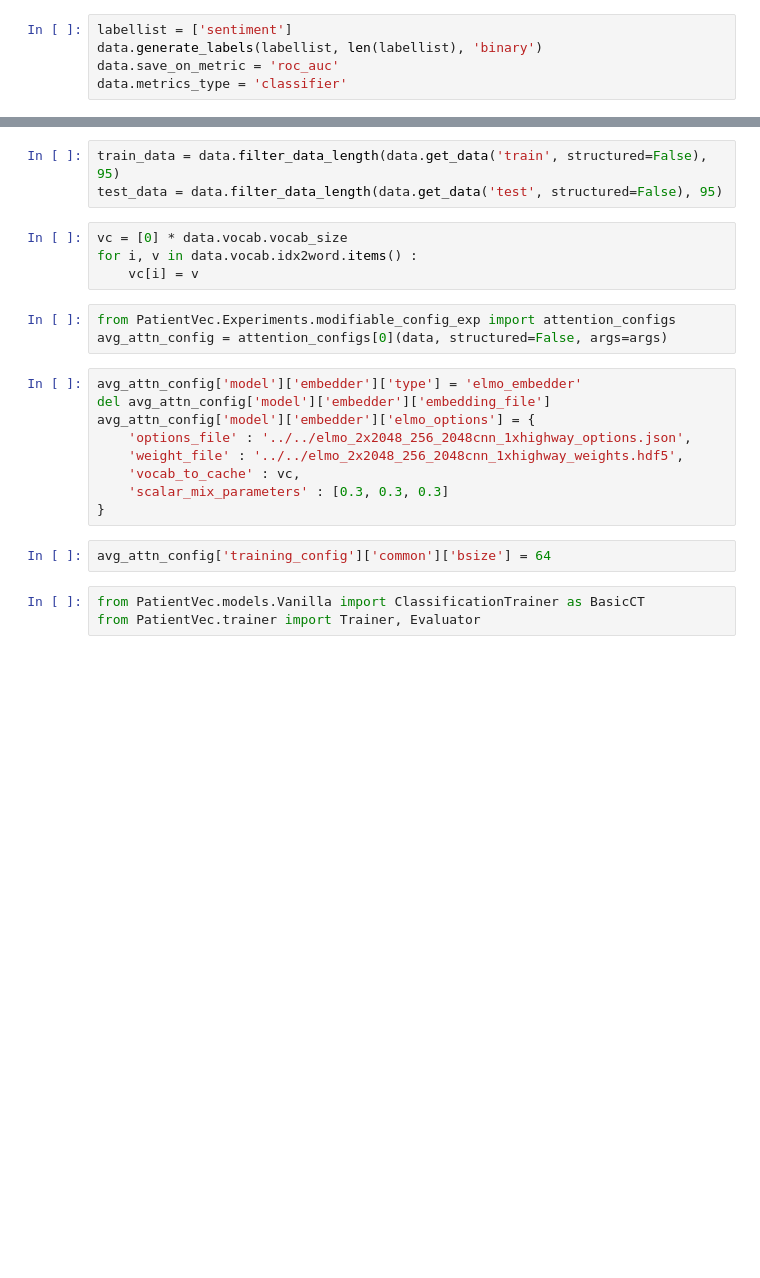
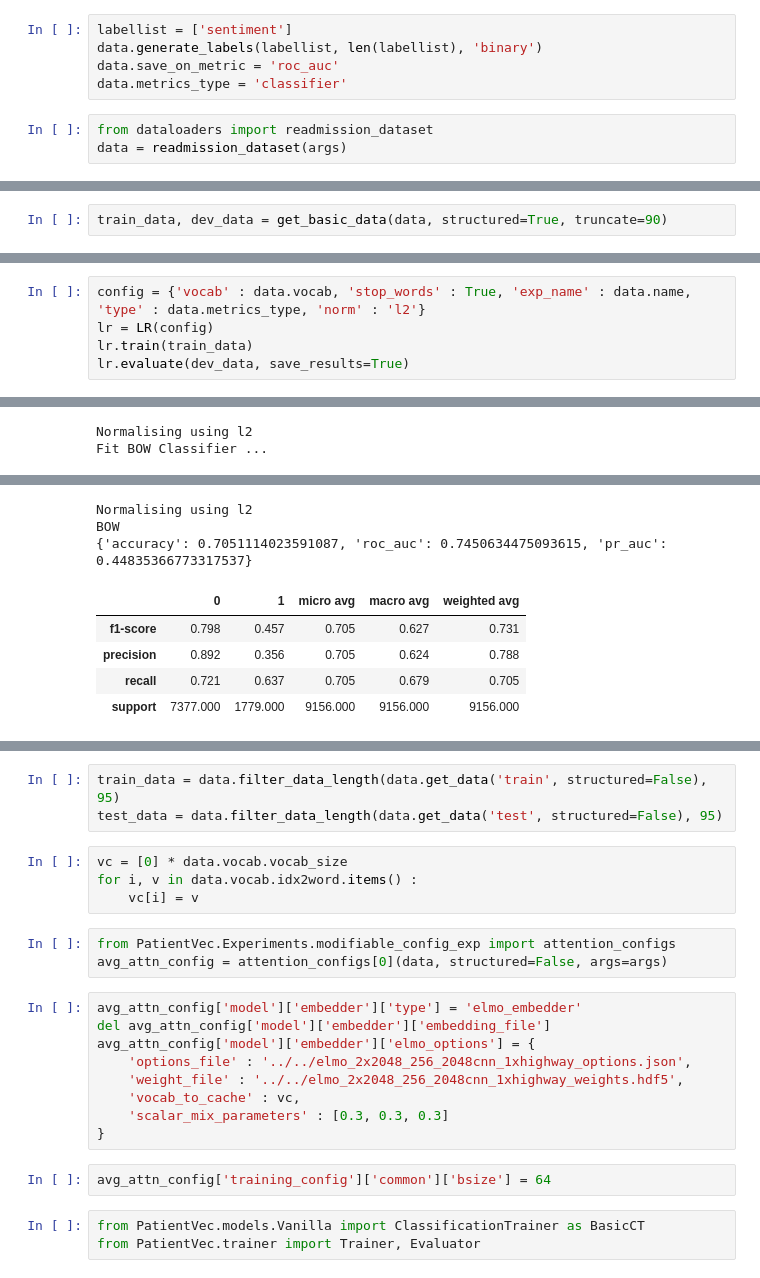
Before and after one commit to successar/PatientVec, a Jupyter notebook: IMDB.ipynb, the cells around one changed output, grey strips where cells are left out. Saved outputs shown, nothing was run; the diff lists cells and outputs as text; blank space fills up the shorter version.

```diff
--- a/IMDB.ipynb
+++ b/IMDB.ipynb
@@ -20,3 +25,6 @@ labellist = ['sentiment']
 data.generate_labels(labellist, len(labellist), 'binary')
 data.save_on_metric = 'roc_auc'
 data.metrics_type = 'classifier'
+# %%
+from dataloaders import readmission_dataset
+data = readmission_dataset(args)
@@ -22,0 +39,2 @@ data.metrics_type = 'classifier'
+# %%
+train_data, dev_data = get_basic_data(data, structured=True, truncate=90)
@@ -22,0 +48,6 @@ data.metrics_type = 'classifier'
+# %%
+config = {'vocab' : data.vocab, 'stop_words' : True, 'exp_name' : data.name, 'type' : data.metrics_type, 'norm' : 'l2'}
+lr = LR(config)
+lr.train(train_data)
+lr.evaluate(dev_data, save_results=True)
+# %% [output]
@@ -22,0 +55,2 @@ data.metrics_type = 'classifier'
+Normalising using l2
+Fit BOW Classifier ...
@@ -22,0 +58,8 @@ data.metrics_type = 'classifier'
+Normalising using l2
+BOW
+{'accuracy': 0.7051114023591087, 'roc_auc': 0.7450634475093615, 'pr_auc': 0.44835366773317537}
+|  | 0 | 1 | micro avg | macro avg | weighted avg |
+| f1-score | 0.798 | 0.457 | 0.705 | 0.627 | 0.731 |
+| precision | 0.892 | 0.356 | 0.705 | 0.624 | 0.788 |
+| recall | 0.721 | 0.637 | 0.705 | 0.679 | 0.705 |
+| support | 7377.000 | 1779.000 | 9156.000 | 9156.000 | 9156.000 |
```
Also changed, not shown: parts of 13 cells of this notebook, 8 other files.
